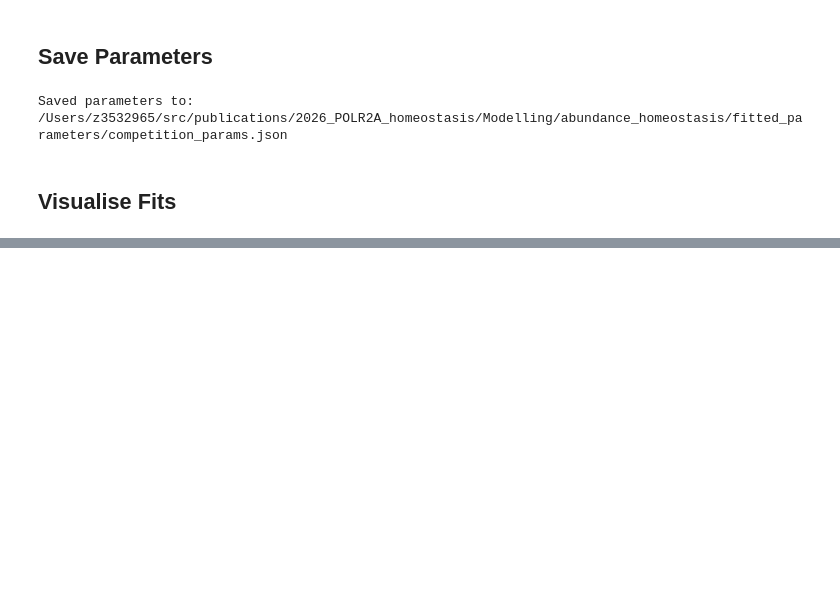
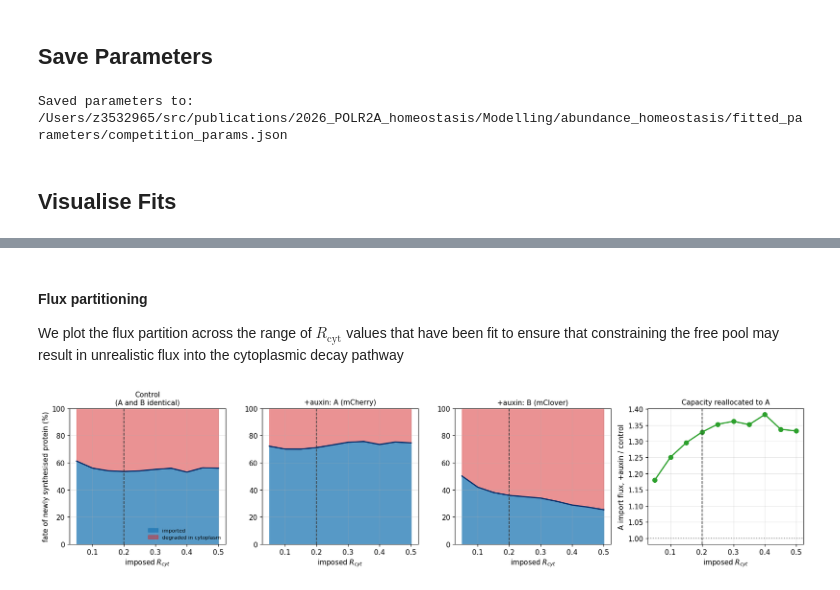
Before and after one commit to berrygroup/publications, a Jupyter notebook: 2026_POLR2A_homeostasis/Modelling/abundance_homeostasis/1_competition_model_fitting.ipynb, the cells around one changed output, grey strips where cells are left out. Saved outputs shown, nothing was run; the diff lists cells and outputs as text; code cells hidden in the pictures; blank space fills up the shorter version.

```diff
--- a/2026_POLR2A_homeostasis/Modelling/abundance_homeostasis/1_competition_model_fitting.ipynb
+++ b/2026_POLR2A_homeostasis/Modelling/abundance_homeostasis/1_competition_model_fitting.ipynb
@@ -474,0 +1102,60 @@ plt.show()
+# %% [markdown]
+#### Flux partitioning
+
+We plot the flux partition across the range of $R_{\mathrm{cyt}}$ values that have been fit to ensure that
+constraining the free pool may result in unrealistic flux into the cytoplasmic decay pathway
+# %%
+part_rows = []
+for R in R_VALUES:
+    df = flux_partitioning(scan_thetas[R])
+    df["R"] = R
+    part_rows.append(df)
+
+partition_scan = pd.concat(part_rows, ignore_index=True)
+
+# Flux-level buffering: A's import flux under auxin relative to control
+imp = partition_scan.pivot_table(
+    index="R", columns=["protein", "condition"], values="import_flux"
+)
+buffer_flux = imp[("A (mCherry)", "+auxin")] / imp[("A (mCherry)", "control")]
+
+fig, axes = plt.subplots(1, 4, figsize=(17, 4.2))
+
+panels = [
+    ("control", "A (mCherry)", "Control\n(A and B identical)"),
+    ("+auxin", "A (mCherry)", "+auxin: A (mCherry)"),
+    ("+auxin", "B (mClover)", "+auxin: B (mClover)"),
+]
+
+for ax, (cond, prot, title) in zip(axes, panels):
+    sel = partition_scan[
+        (partition_scan["condition"] == cond) & (partition_scan["protein"] == prot)
+    ].sort_values("R")
+    f_imp = 100 * sel["f_imported"].to_numpy()
+    ax.fill_between(sel["R"], 0, f_imp, color="#1f77b4", alpha=0.75, label="imported")
+    ax.fill_between(
+        sel["R"], f_imp, 100, color="#d62728", alpha=0.5, label="degraded in cytoplasm"
+    )
+    ax.plot(sel["R"], f_imp, color="#08306b", lw=2)
+    ax.axvline(CYTO_NUC_RATIO, ls="--", color="#333333", lw=1.2)
+    ax.set_xlabel("imposed $R_{cyt}$")
+    ax.set_ylim(0, 100)
+    ax.set_title(title, fontsize=11)
+    ax.grid(alpha=0.3)
+
+axes[0].set_ylabel("fate of newly synthesised protein (%)")
+axes[0].legend(frameon=False, fontsize=8, loc="lower right")
+
+ax = axes[3]
+ax.plot(buffer_flux.index, buffer_flux.values, "o-", color="#2ca02c", lw=2, ms=7)
+ax.axhline(1.0, ls=":", color="#999999", lw=1.5)
+ax.axvline(CYTO_NUC_RATIO, ls="--", color="#333333", lw=1.2)
+ax.set_xlabel("imposed $R_{cyt}$")
+ax.set_ylabel("A import flux, +auxin / control")
+ax.set_title("Capacity reallocated to A", fontsize=11)
+ax.grid(alpha=0.3)
+
+plt.tight_layout()
+plt.show()
+# %% [output]
+[figure, added]
```
Also changed, not shown: parts of 26 cells of this notebook, 1 other file.
